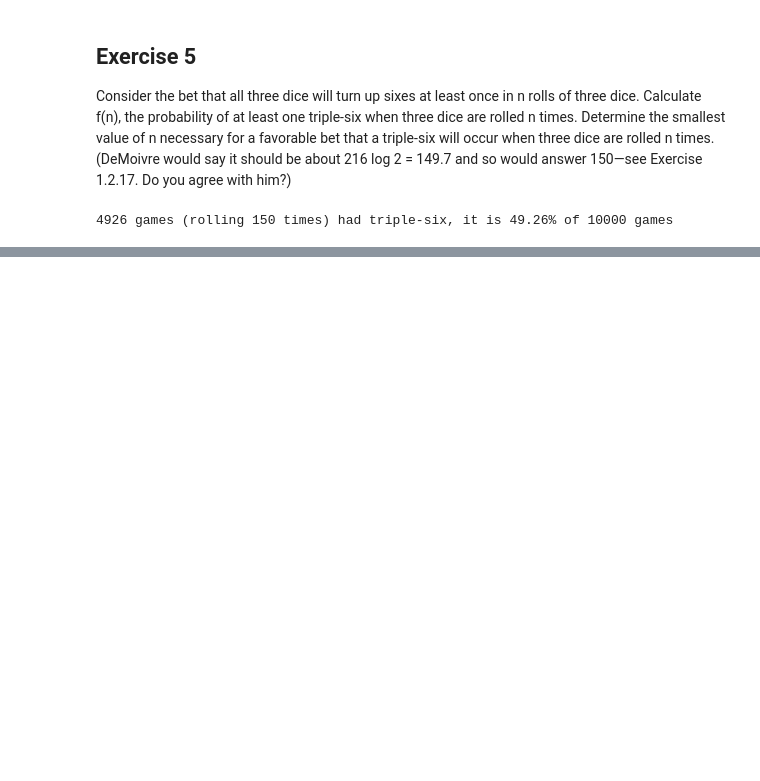
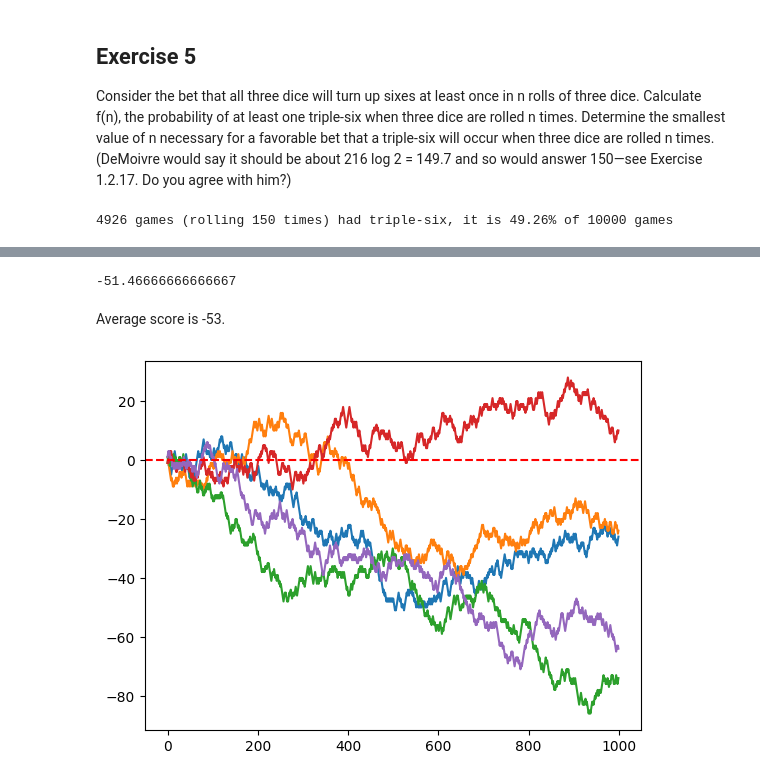
Before and after one commit to BadApproximator/probability_theory, a Jupyter notebook: simulations/Python/simulations.ipynb, the cells around one changed output, grey strips where cells are left out. Drawn from its saved outputs; the diff is of its cells as text; code cells hidden in the pictures; blank space fills up the shorter version.

```diff
--- a/simulations/Python/simulations.ipynb
+++ b/simulations/Python/simulations.ipynb
@@ -239,0 +248,36 @@ print(f"{successGames} games (rolling {nRolls} times) had triple-six, it is {suc
+# %%
+slots = ["0", "00"]
+for i in range(1,37):
+    slots.append(str(i))
+
+def SimGame(nTrials) -> list[int]:
+    scores = []
+    for i in range(nTrials):
+        num = random.randint(0, len(slots)-1)
+        if num <= 1:
+            scores.append(-1)
+        elif num % 2 == 0:
+            scores.append(1)
+        else:
+            scores.append(-1)
+    return np.cumsum(scores)
+
+nTrials = 1000
+nSim = 1500
+results = [SimGame(nTrials)[-1] for _ in range(nSim)]
+print(np.mean(results))
+# %% [output]
+-51.46666666666667
+# %% [markdown]
+Average score is -53.
+# %%
+# Lets plot graphs of several simulations
+nSim = 5
+for _ in range(nSim):
+    x = range(nTrials)
+    y = SimGame(nTrials)
+    plt.plot(x,y)
+plt.axhline(0, ls = 'dashed', color = 'r')
+plt.show()
+# %% [output]
+[figure, added]
```
Also changed, not shown: parts of 1 cell of this notebook.
